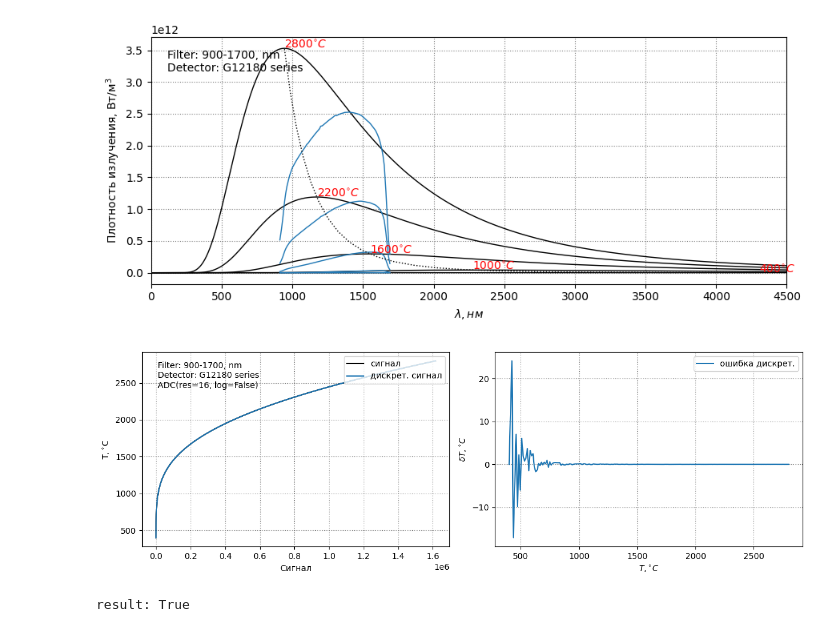
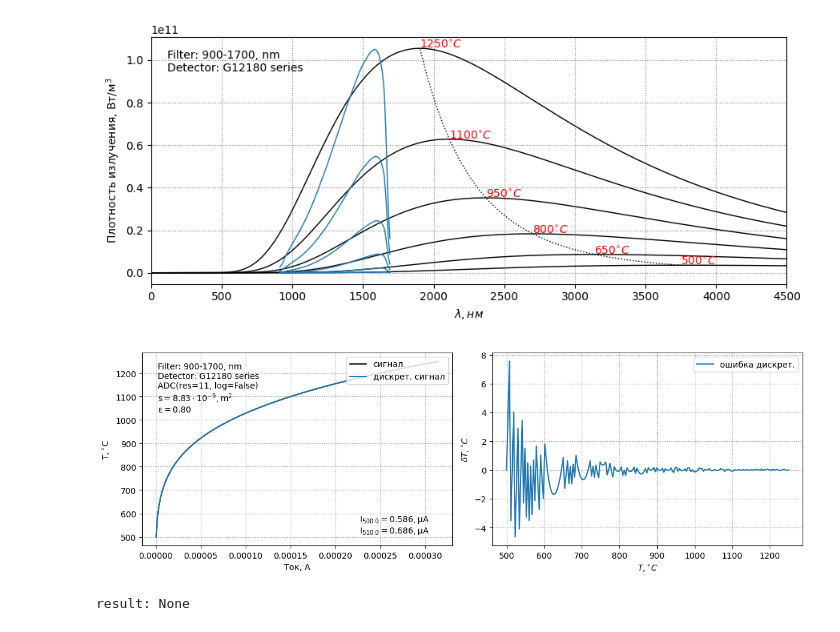
Before and after one commit to Exinker/optical-pyrometer, a Jupyter notebook: app.ipynb, the cells around one changed output. Drawn from its saved outputs; the diff is of its cells as text; code cells hidden in the pictures.

Commit message:
feat: add experiment config (code need refactoring)

```diff
--- a/app.ipynb
+++ b/app.ipynb
@@ -15,10 +16,10 @@ from report import run_report
 import warnings
 warnings.filterwarnings('ignore')
 # %%
-temperature_range = (400, 2800)  # in celsius
+temperature_range = (500, 1250)  # in celsius
 filter = Filter(
     span=(900, 1700),
-    edge=100,
+    edge=50,
 )
 detector = Detector.G12180
 adc = ADC(
@@ -57,27 +68,32 @@ show_irradiance(
 # %%
 lb, ub = temperature_range
 
 show_radiation_density(
     # temperature=[lb, 650, 900, 1100, 1250],
-    temperature=np.linspace(lb, ub, 5),
+    temperature=np.linspace(lb, ub, 6),
     filter=filter,
     detector=detector,
     save=True,
 )
 # %% [output]
-[figure, old version]
+[figure, new version]
 # %%
+adc = ADC(
+    resolution=11,
+    log=False,
+)
 result = run_experiment(
     temperature_range=temperature_range,
     filter=filter,
     detector=detector,
     adc=adc,
+    config=config,
     # relative=True,
     save=True,
 )
 
 print(f'result: {repr(result)}')
 # %% [output]
-[figure, old version]
+[figure, new version]
-result: True
+result: None
 # %%
```
Also changed, not shown: parts of 7 cells of this notebook, 10 other files.
